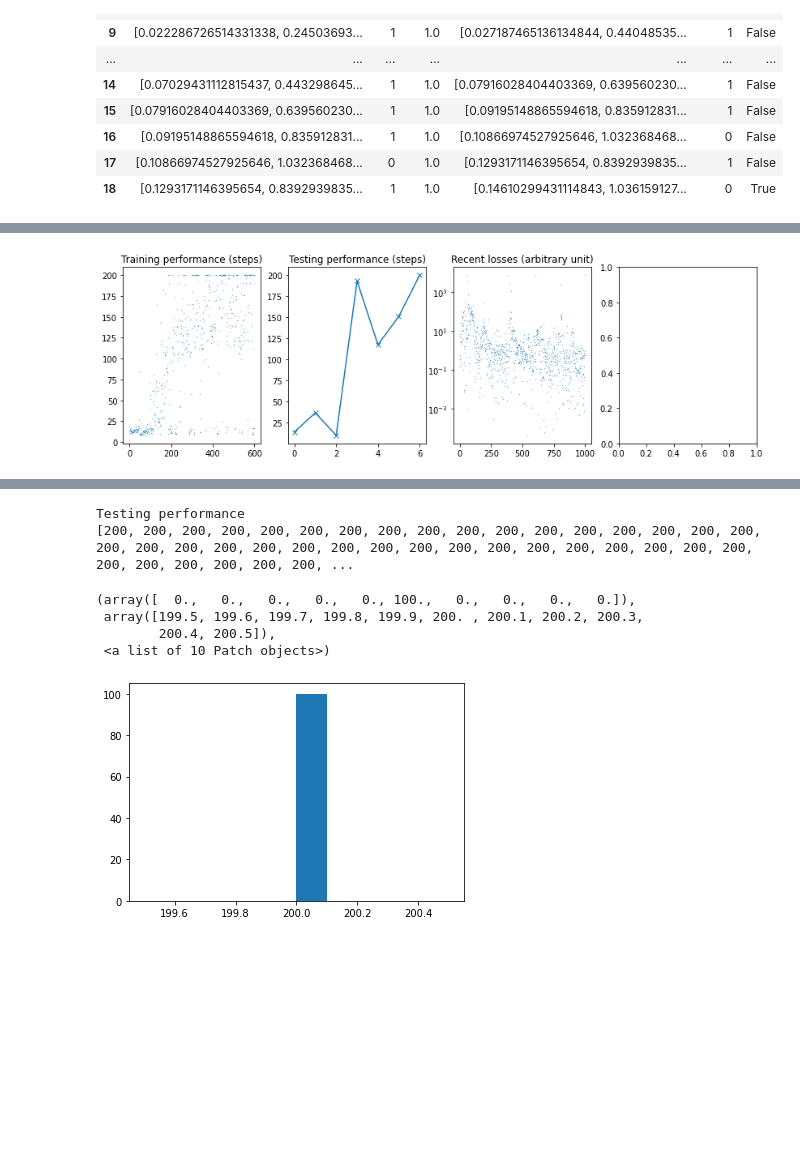
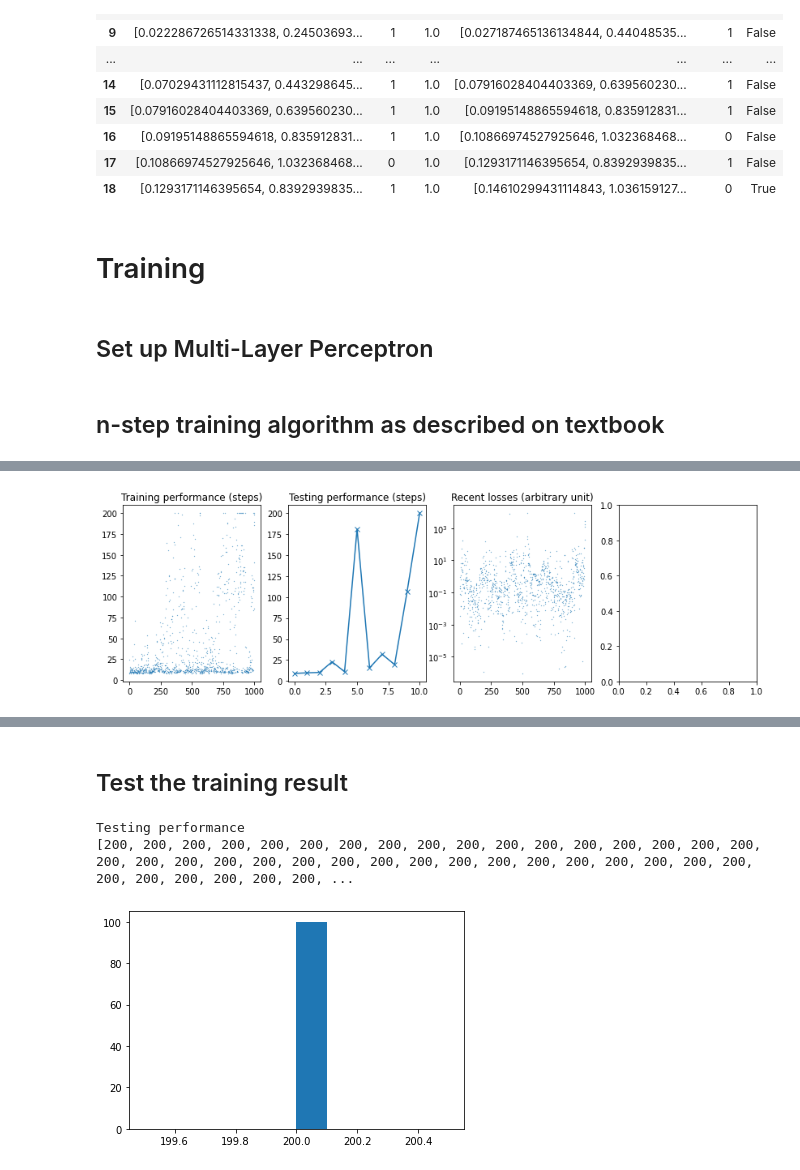
Before and after one commit to constructor-s/aps1080_winter_2021, a Jupyter notebook: E4/E4.ipynb, the cells around one changed output, grey strips where cells are left out. Saved outputs shown, nothing was run; the diff lists cells and outputs as text; code cells hidden in the pictures; blank space fills up the shorter version.

```diff
--- a/E4/E4.ipynb
+++ b/E4/E4.ipynb
@@ -136,6 +140,10 @@ Generating a random episode:
 | 16 | [0.09195148865594618, 0.835912831... | 1 | 1.0 | [0.10866974527925646, 1.032368468... | 0 | False |
 | 17 | [0.10866974527925646, 1.032368468... | 0 | 1.0 | [0.1293171146395654, 0.8392939835... | 1 | False |
 | 18 | [0.1293171146395654, 0.8392939835... | 1 | 1.0 | [0.14610299431114843, 1.036159127... | 0 | True |
+# %% [markdown]
+# Training
+# %% [markdown]
+## Set up Multi-Layer Perceptron
 # %%
 #%% Episodic semi-gradient Sarsa for estimating q
 # Page 244
@@ -171,14 +179,16 @@ class Net(nn.Module):
     @property
     def device(self):
         return next(self.parameters()).device
+# %% [markdown]
+## n-step training algorithm as described on textbook
 # %%
 # Initialize parameters
-alpha = 1.0e-4
+alpha = 1.0e-5
 eps = 0.2
 gamma = 0.99
 # weights w handled by library
 net = Net(hidden_size=(256, 128))
-optimizer = optim.Adam(net.parameters(), lr=alpha) # optim.SGD(net.parameters(), lr=alpha)
+optimizer = optim.SGD(net.parameters(), lr=alpha) # optim.Adam(net.parameters(), lr=alpha) # optim.SGD(net.parameters(), lr=alpha)
 criterion = nn.MSELoss()
 device = torch.device("cuda" if torch.cuda.is_available() else "cpu")
 net = net.to(device)
@@ -204,7 +214,7 @@ def policy_fun(obs, *args, **kwargs):
         # Greedy
         with torch.no_grad():
             q_vals = net(obs)
-        assert not q_vals.isnan().any()
+        assert q_vals.isfinite().all()
         a = int(q_vals.argmax())
         # if np.abs(q_vals[0] - q_vals[1]) < 1e-9:
         #     assert False, str(q_vals)
@@ -233,7 +243,9 @@ for episode_i in range(10000):
 
             optimizer.zero_grad()   # zero the gradient buffers
             q_pred = net(s)[a]
+            assert q_pred.isfinite()
             loss = criterion(q_pred, G)
+            assert loss.isfinite()
             loss.backward()
             optimizer.step()    # Does the update
 
@@ -279,2 +291,2 @@ for episode_i in range(10000):
-[figure, old version]
+[figure, new version]
 Good test performance - stop training
@@ -282,3 +294,5 @@ Training finished in 0:02:03.250421
+# %% [markdown]
+## Test the training result
 # %%
 print("Testing performance")
 test_performance = []
@@ -289,12 +303,8 @@ for i in range(100):
     episode = list(run_env(policy, env=env))
     test_performance.append(len(episode))
 print(test_performance)
-plt.hist(test_performance)
+_ = plt.hist(test_performance)
 # %% [output]
 Testing performance
 [200, 200, 200, 200, 200, 200, 200, 200, 200, 200, 200, 200, 200, 200, 200, 200, 200, 200, 200, 200, 200, 200, 200, 200, 200, 200, 200, 200, 200, 200, 200, 200, 200, 200, 200, 200, 200, 200, 200, 200, ...
-(array([  0.,   0.,   0.,   0.,   0., 100.,   0.,   0.,   0.,   0.]),
- array([199.5, 199.6, 199.7, 199.8, 199.9, 200. , 200.1, 200.2, 200.3,
-        200.4, 200.5]),
- <a list of 10 Patch objects>)
 [figure]
```
Also changed, not shown: parts of 3 cells of this notebook.
